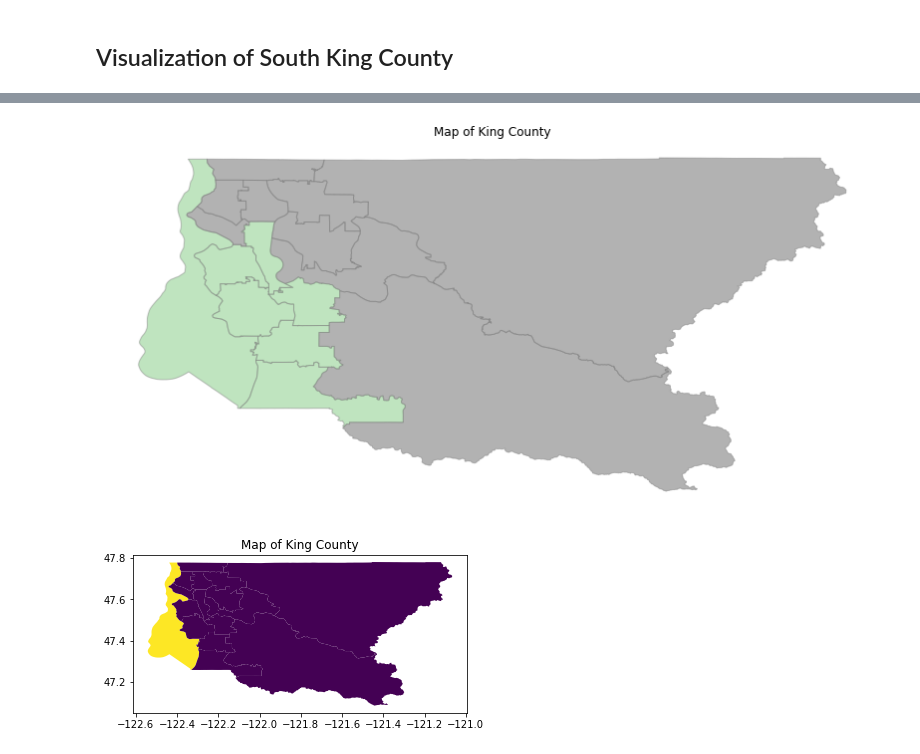
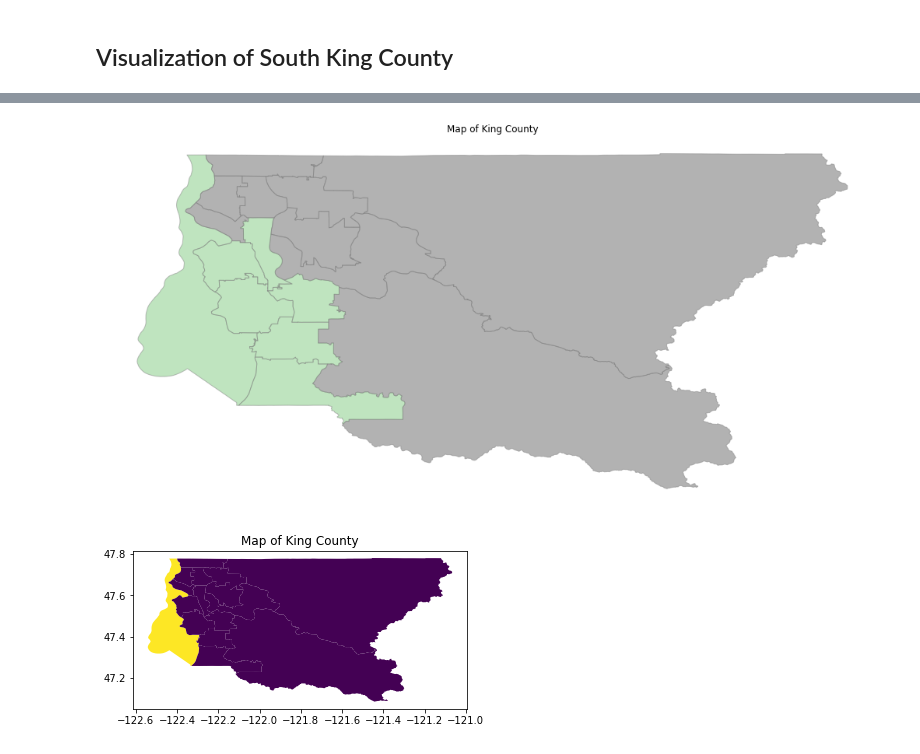
Before and after one commit to aabrahamson3/opportunity_youth, a Jupyter notebook: 01-making_a_map_aabrahamson.ipynb, the cells around one changed output, grey strips where cells are left out. Cells and saved outputs as stored; diff of their text form; code cells hidden in the pictures.

```diff
--- a/01-making_a_map_aabrahamson.ipynb
+++ b/01-making_a_map_aabrahamson.ipynb
@@ -65,12 +76,12 @@ skc_puma
 # %%
-# Experimenting with examples from http://darribas.org/gds15/content/labs/lab_03.html#Styling-plots
-f, ax = plt.subplots(1, figsize=(14, 14))
+#current 'best map' of King County
+f, ax = plt.subplots(1, figsize=(18, 18))
 ax = skc_puma.plot(ax=ax, column='KCS', cmap='Accent_r', alpha = .5, linewidth=1, edgecolor='grey',  legend = False)
 ax.set_title('Map of King County')
 ax.set_axis_off()
 plt.show();
 # %% [output]
-[figure, old version]
+[figure, new version]
 # %%
 ## 11612 is also mapping Puget Sound.. can we fix that?
 
```
Also changed, not shown: parts of 1 cell of this notebook.
